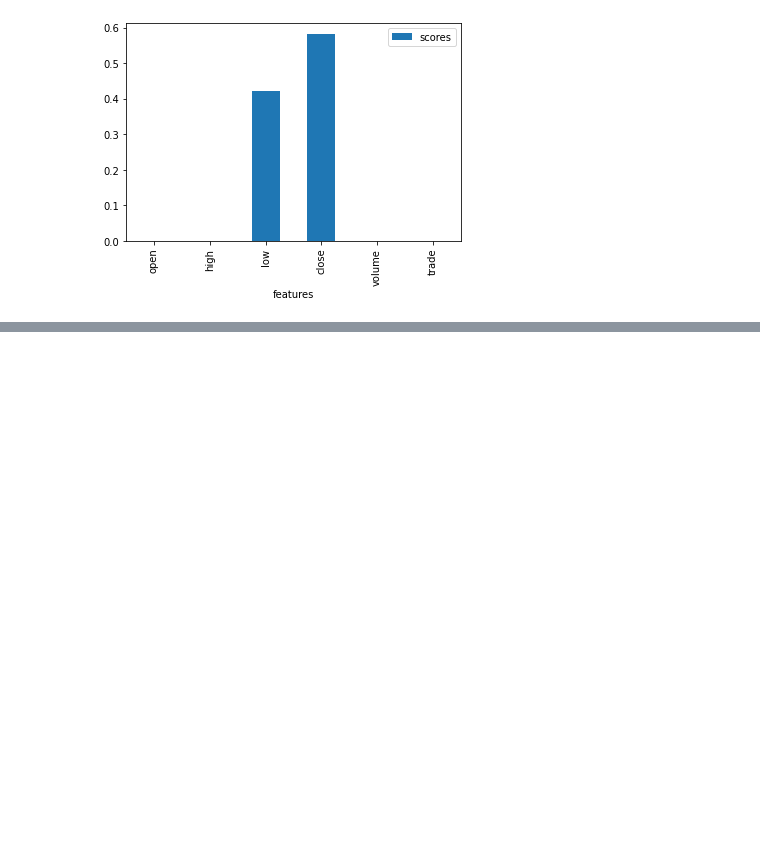
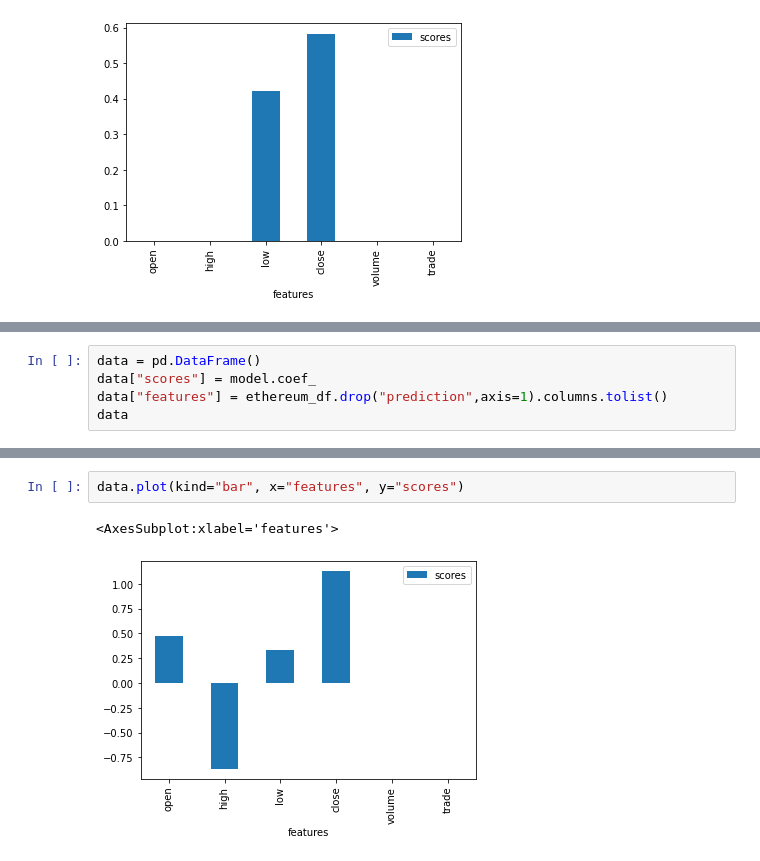
Before and after one commit to TomHOldershaw/Project4, a Jupyter notebook: 02 - Abz Lasso Regression.ipynb, the cells around one changed output, grey strips where cells are left out. Drawn from its saved outputs; the diff is of its cells as text; blank space fills up the shorter version.

```diff
--- a/Abz Linear Regression - Saturday.ipynb
+++ b/02 - Abz Lasso Regression.ipynb
@@ -450,0 +513,5 @@ it seems the low and the close are the most relevant features
+# %%
+data = pd.DataFrame()
+data["scores"] = model.coef_
+data["features"] = ethereum_df.drop("prediction",axis=1).columns.tolist()
+data
@@ -450,0 +526,5 @@ it seems the low and the close are the most relevant features
+# %%
+data.plot(kind="bar", x="features", y="scores")
+# %% [output]
+<AxesSubplot:xlabel='features'>
+[figure, added]
```
Also changed, not shown: parts of 18 cells of this notebook, 3 other files.
